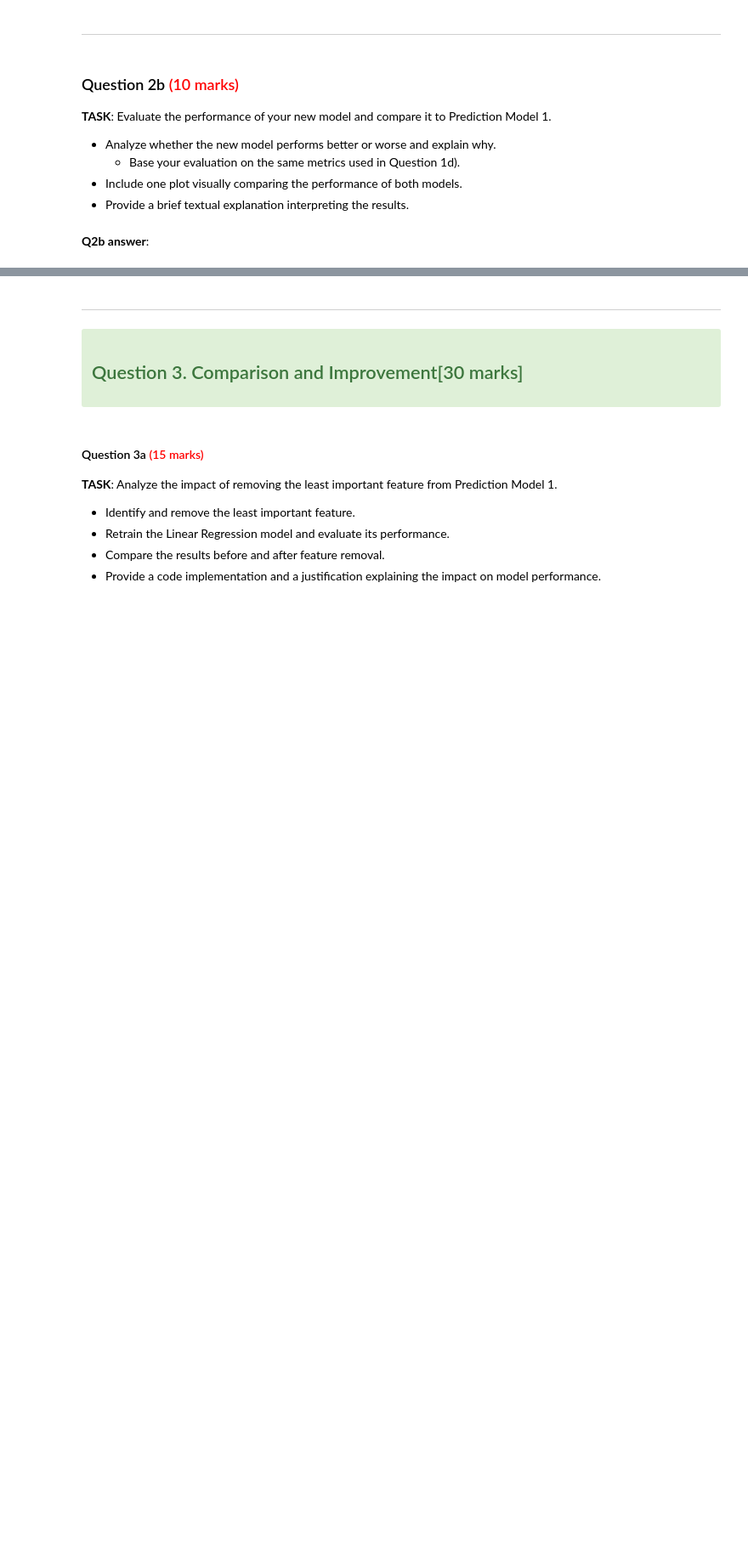
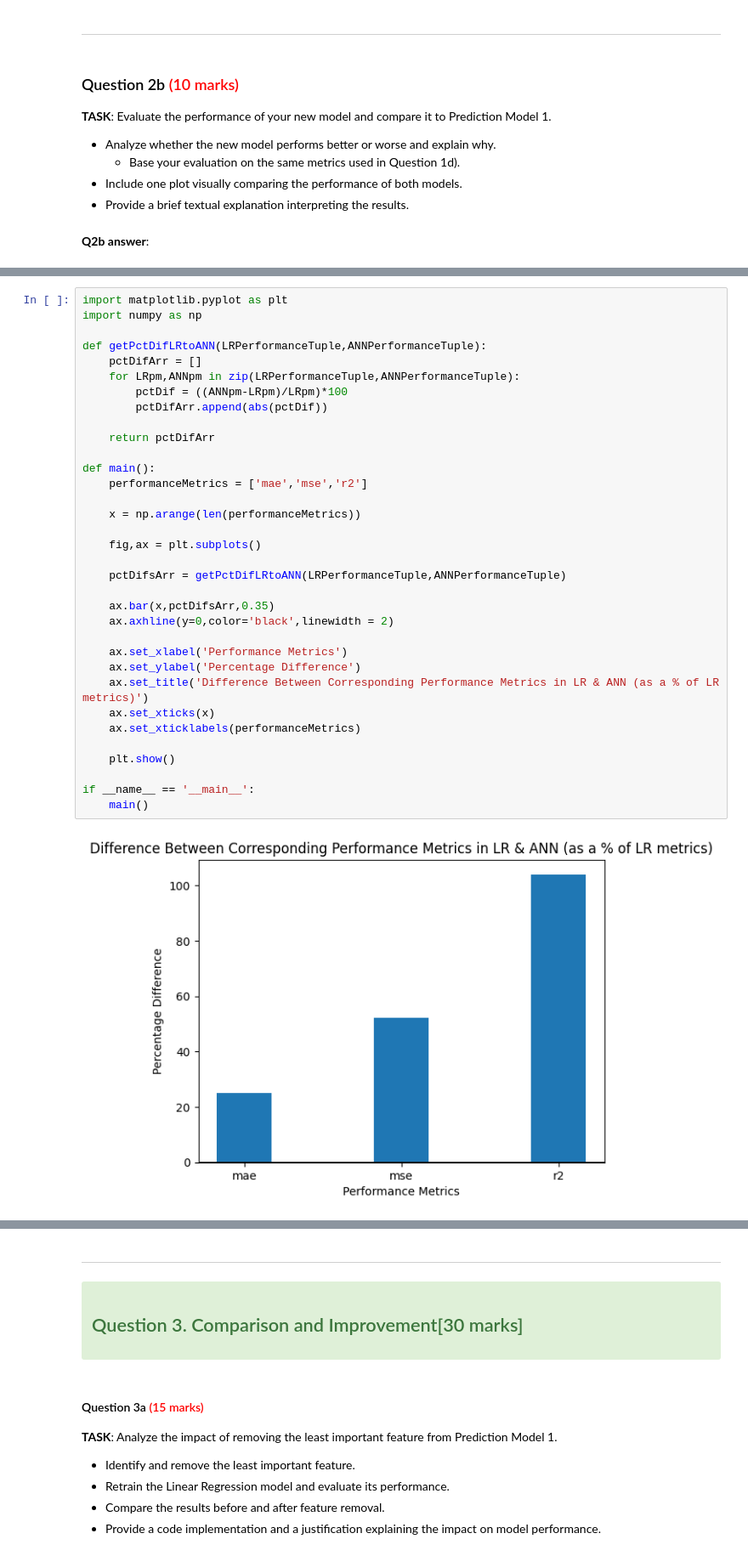
Before and after one commit to Littleguygabe/Python-Backup, a Jupyter notebook: comp1008/cwk/202425_COMP1008_cw_psygb6.ipynb, the cells around one changed output, grey strips where cells are left out. Shown at 85% size. Cells and saved outputs as stored; diff of their text form; blank space fills up the shorter version.

```diff
--- a/comp1008/cwk/202425_COMP1008_cw_psygb6.ipynb
+++ b/comp1008/cwk/202425_COMP1008_cw_psygb6.ipynb
@@ -979,4 +980,40 @@ if __name__ == '__main__':
 [figure]
+# %%
+import matplotlib.pyplot as plt
+import numpy as np
+
+def getPctDifLRtoANN(LRPerformanceTuple,ANNPerformanceTuple):
+    pctDifArr = []
+    for LRpm,ANNpm in zip(LRPerformanceTuple,ANNPerformanceTuple):
+        pctDif = ((ANNpm-LRpm)/LRpm)*100
+        pctDifArr.append(abs(pctDif))
+
+    return pctDifArr
+
+def main():
+    performanceMetrics = ['mae','mse','r2']
+
+    x = np.arange(len(performanceMetrics))
+
+    fig,ax = plt.subplots()
+
+    pctDifsArr = getPctDifLRtoANN(LRPerformanceTuple,ANNPerformanceTuple)
+
+    ax.bar(x,pctDifsArr,0.35)
+    ax.axhline(y=0,color='black',linewidth = 2)
+
+    ax.set_xlabel('Performance Metrics')
+    ax.set_ylabel('Percentage Difference')
+    ax.set_title('Difference Between Corresponding Performance Metrics in LR & ANN (as a % of LR metrics)')
+    ax.set_xticks(x)
+    ax.set_xticklabels(performanceMetrics)
+
+    plt.show()
+
+if __name__ == '__main__':
+    main()
+# %% [output]
+[figure, added]
 # %% [markdown]
 ### Performance Comparison Between a Regressive Artificial Neural Network and a Linear Regression Algorithm
 
```
Also changed, not shown: parts of 6 cells of this notebook.
